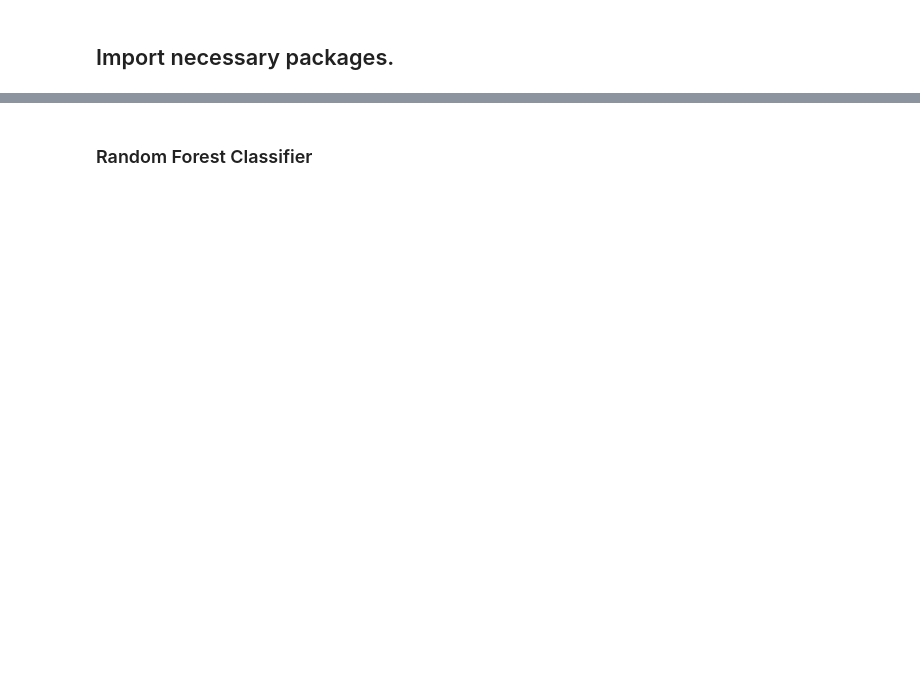
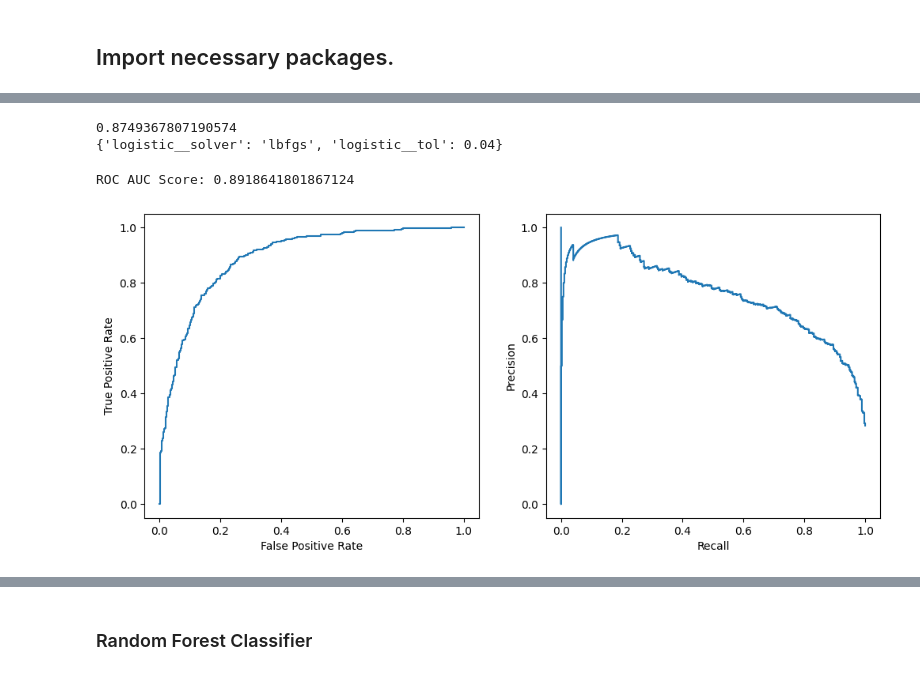
Before and after one commit to JUBRIL-ADEBOGUN/Telecom-Customer-Churn, a Jupyter notebook: Customer-churn-prediction.ipynb, the cells around one changed output, grey strips where cells are left out. Cells and saved outputs as stored; diff of their text form; code cells hidden in the pictures; blank space fills up the shorter version.

```diff
--- a/Customer-churn-prediction.ipynb
+++ b/Customer-churn-prediction.ipynb
@@ -427,0 +134,4 @@ array([[-6.90709932e-01,  3.10529374e+00,  4.46437476e-01,
+# %%
+X = data.drop('Customer Status', axis=1)
+y = data['Customer Status']
+trainx, validx, trainy, validy = train_test_split(X, y, test_size=0.2, stratify=y, random_state=23, shuffle=True)
@@ -427,0 +144,8 @@ array([[-6.90709932e-01,  3.10529374e+00,  4.46437476e-01,
+# %%
+logistic_pipe = Pipeline([('scaler', StandardScaler()),
+                               ('logistic', LogisticRegression(max_iter=10000, random_state=23, C=0.8, tol=0.1, class_weight={0:0.3, 1:0.7}))])
+
+logistic_pipe.fit(trainx, trainy)
+print(F'Trainig score: {logistic_pipe.score(trainx, trainy)}')
+print(F'Vaidation score: {logistic_pipe.score(validx, validy)}')
+print(F'Vaidation F1 score: {f1_score(logistic_pipe.predict(validx), validy)}')
@@ -427,0 +156,7 @@ array([[-6.90709932e-01,  3.10529374e+00,  4.46437476e-01,
+# %%
+parameters = {'logistic__tol': [0.01, 0.02, 0.03, 0.04, 0.05, 0.05, 0.06, 0.07, 0.08, 0.09, 0.1, 0.2, 0.3, 0.4],
+              'logistic__solver': ['lbfgs', 'liblinear', 'newton-cg', 'saga'],
+              }
+clf = GridSearchCV(logistic_pipe, parameters, cv=2, scoring='roc_auc')
+
+clf.fit(trainx, trainy)
@@ -427,0 +179,7 @@ array([[-6.90709932e-01,  3.10529374e+00,  4.46437476e-01,
+# %%
+print(clf.best_score_)
+print(clf.best_params_)
+# pd.DataFrame(clf.cv_results_)
+# %% [output]
+0.8749367807190574
+{'logistic__solver': 'lbfgs', 'logistic__tol': 0.04}
@@ -427,0 +190,16 @@ array([[-6.90709932e-01,  3.10529374e+00,  4.46437476e-01,
+# %%
+fpr, tpr, _= roc_curve(validy, clf_pred, pos_label=1)
+roc_display = RocCurveDisplay(fpr=fpr, tpr=tpr)
+
+prec, rec, _= precision_recall_curve(validy, clf_pred, pos_label=1)
+pr_display = PrecisionRecallDisplay(prec, rec)
+
+print(F'ROC AUC Score: {roc_auc_score(validy, clf_pred)}')
+
+fig, (ax1, ax2) = plt.subplots(1,2, figsize=(12,5))
+roc_display.plot(ax=ax1)
+pr_display.plot(ax=ax2)
+plt.show()
+# %% [output]
+ROC AUC Score: 0.8918641801867124
+[figure, added]
```
Also changed, not shown: parts of 128 cells of this notebook, 2 other files.
